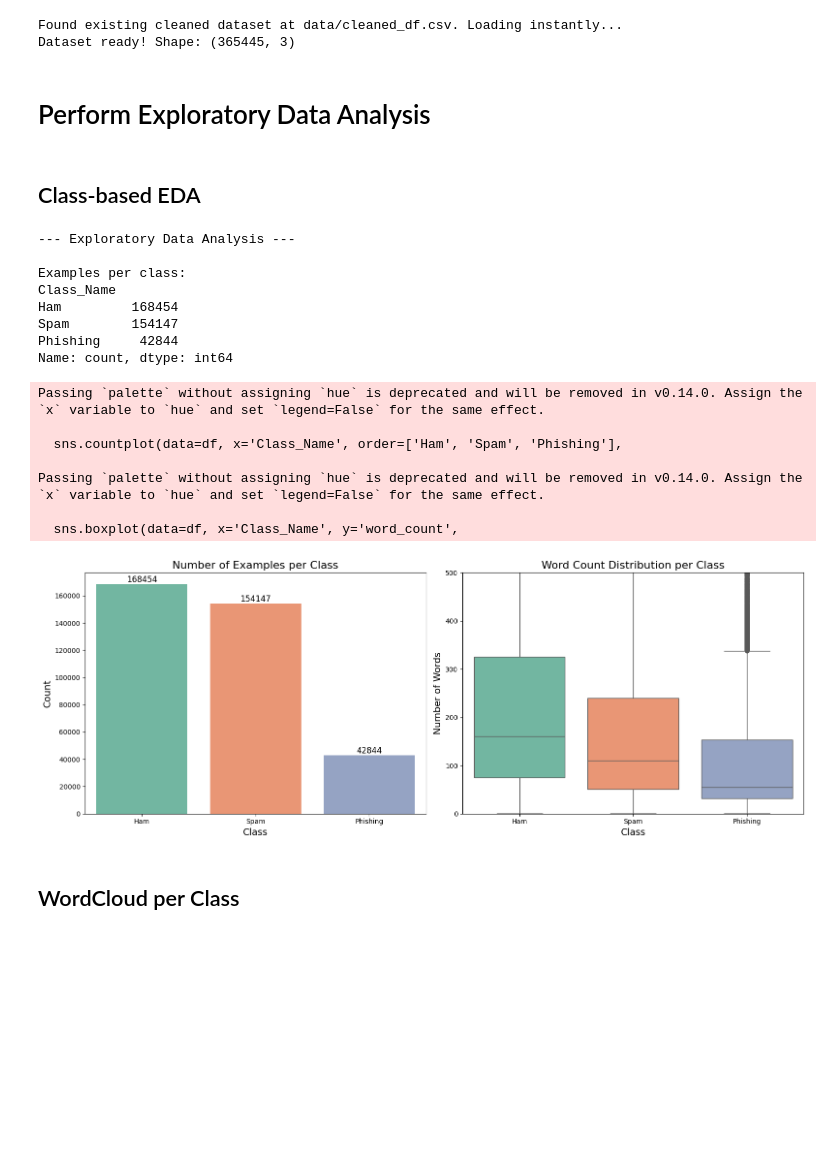
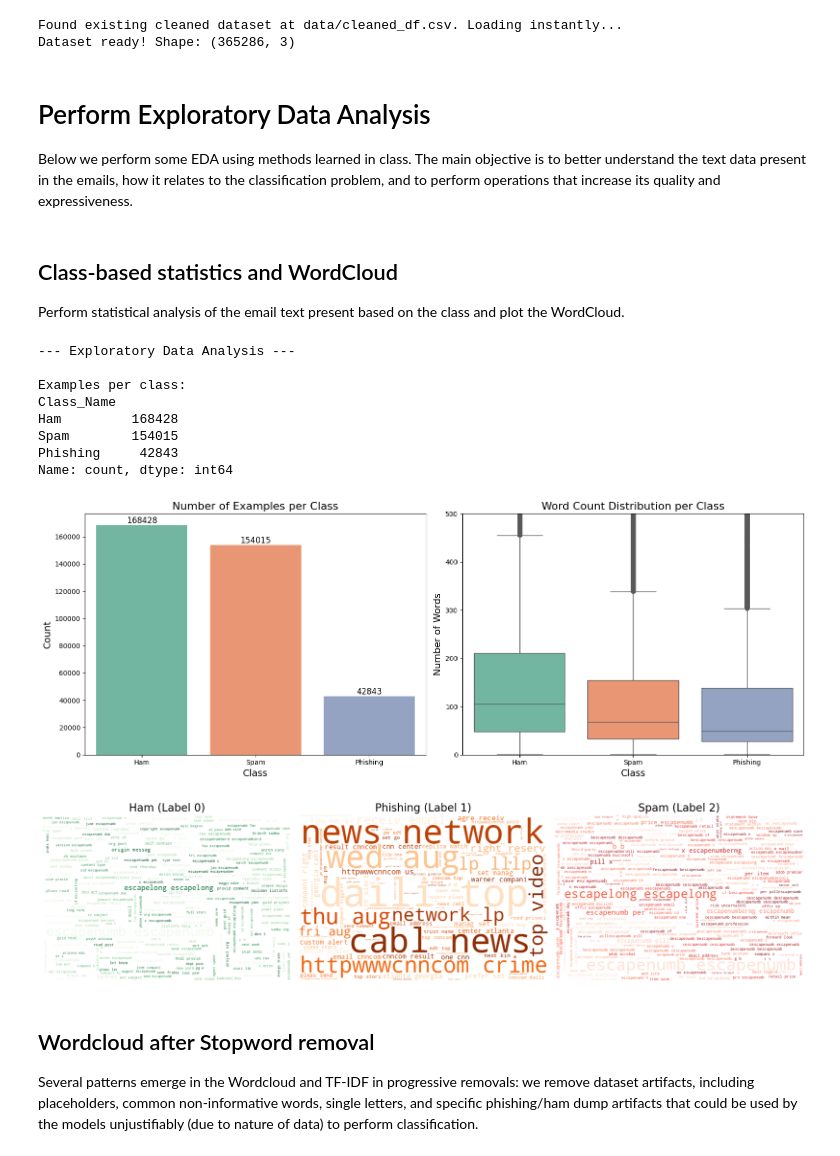
Before and after one commit to BrunoM6/Y1S2-NLP, a Jupyter notebook: eda.ipynb, the cells around one changed output. Saved outputs shown, nothing was run; the diff lists cells and outputs as text; code cells hidden in the pictures; blank space fills up the shorter version.

```diff
--- a/eda.ipynb
+++ b/eda.ipynb
@@ -4,6 +7,7 @@
 import os
 import pandas as pd
 import numpy as np
+import re
 from tqdm import tqdm
 from nltk.stem.porter import PorterStemmer
 
@@ -11,17 +15,14 @@ from wordcloud import WordCloud, STOPWORDS
 import matplotlib.pyplot as plt
 import seaborn as sns
 
-from sklearn.feature_extraction.text import CountVectorizer
-from sklearn.naive_bayes import MultinomialNB
-from sklearn.pipeline import Pipeline
-from sklearn.model_selection import train_test_split
-from sklearn.metrics import classification_report
-
 RAW_CSV_DIR = "data/df.csv"
 CLEAN_CSV_DIR = "data/cleaned_df.csv"
 
 # 0 -> ham, 1 -> phish, 2 -> spam
 LABELS = {0 : 'ham', 1: 'phish', 2: 'spam'}
+
+# initialize stopwords
+stopwords = set(STOPWORDS)
 
 # load or create clean data
 if os.path.exists(CLEAN_CSV_DIR):
@@ -37,9 +38,11 @@ else:
     tqdm.pandas()
 
     def clean_spam_text(text):
+        text = re.sub('[^a-zA-Z]', ' ', text)
+
         if not isinstance(text, str):
             return ""
-        return ' '.join([ps.stem(word) for word in text.split()])
+        return ' '.join([ps.stem(word.lower()) for word in text.split() if word.lower() not in stopwords])
 
     # this take ~15 min
     df['cleaned_text'] = df['text'].progress_apply(clean_spam_text)
@@ -53,11 +56,13 @@ df = df[df['cleaned_text'].astype(str).str.strip() != '']
 print(f"Dataset ready! Shape: {df.shape}")
 # %% [output]
 Found existing cleaned dataset at data/cleaned_df.csv. Loading instantly...
-Dataset ready! Shape: (365445, 3)
+Dataset ready! Shape: (365286, 3)
 # %% [markdown]
 # Perform Exploratory Data Analysis
+Below we perform some EDA using methods learned in class. The main objective is to better understand the text data present in the emails, how it relates to the classification problem, and to perform operations that increase its quality and expressiveness.
 # %% [markdown]
-## Class-based EDA
+## Class-based statistics and WordCloud
+Perform statistical analysis of the email text present based on the class and plot the WordCloud.
 # %%
 print("--- Exploratory Data Analysis ---")
 
@@ -69,48 +74,75 @@ class_counts = df['Class_Name'].value_counts()
 print("\nExamples per class:")
 print(class_counts)
 
 fig, axes = plt.subplots(1, 2, figsize=(16, 6))
 
 # --- PLOT 1: Class Distribution (Bar Chart) ---
-sns.countplot(data=df, x='Class_Name', order=['Ham', 'Spam', 'Phishing'],
-              palette='Set2', ax=axes[0])
+sns.countplot(data=df, x='Class_Name', hue='Class_Name', order=['Ham', 'Spam', 'Phishing'],
+              palette='Set2', ax=axes[0], legend=False)
 axes[0].set_title('Number of Examples per Class', fontsize=16)
 axes[0].set_xlabel('Class', fontsize=14)
 axes[0].set_ylabel('Count', fontsize=14)
 for p in axes[0].patches:
     axes[0].annotate(f'{int(p.get_height())}',
                      (p.get_x() + p.get_width() / 2., p.get_height()),
                      ha='center', va='bottom', fontsize=12)
 
 # --- PLOT 2: Word Count Distribution (Boxplot) ---
 df['word_count'] = df['cleaned_text'].astype(str).apply(lambda x: len(x.split()))
 
-sns.boxplot(data=df, x='Class_Name', y='word_count',
-            order=['Ham', 'Spam', 'Phishing'], palette='Set2', ax=axes[1])
+sns.boxplot(data=df, x='Class_Name', hue='Class_Name', y='word_count', order=['Ham', 'Spam', 'Phishing'],
+            palette='Set2', ax=axes[1], legend=False)
 axes[1].set_title('Word Count Distribution per Class', fontsize=16)
 axes[1].set_xlabel('Class', fontsize=14)
 axes[1].set_ylabel('Number of Words', fontsize=14)
 axes[1].set_ylim(0, 500)
 
 plt.tight_layout()
 plt.show()
+
+df_ham = df[df['label'] == 0]
+df_phish = df[df['label'] == 1]
+df_spam = df[df['label'] == 2]
+
+ham_text = " ".join(df_ham['cleaned_text'].astype(str))
+phish_text = " ".join(df_phish['cleaned_text'].astype(str))
+spam_text = " ".join(df_spam['cleaned_text'].astype(str))
+
+wc_ham = WordCloud(width=600, height=400, background_color='white',
+                   colormap='Greens').generate(ham_text)
+wc_phish = WordCloud(width=600, height=400, background_color='white',
+                     colormap='Oranges').generate(phish_text)
+wc_spam = WordCloud(width=600, height=400, background_color='white',
+                    colormap='Reds').generate(spam_text)
+
+fig, axs = plt.subplots(1, 3, figsize=(20, 6))
+
+axs[0].imshow(wc_ham, interpolation='bilinear')
+axs[0].set_title('Ham (Label 0)', fontsize=20)
+axs[0].axis('off')
+
+axs[1].imshow(wc_phish, interpolation='bilinear')
+axs[1].set_title('Phishing (Label 1)', fontsize=20)
+axs[1].axis('off')
+
+axs[2].imshow(wc_spam, interpolation='bilinear')
+axs[2].set_title('Spam (Label 2)', fontsize=20)
+axs[2].axis('off')
+
+plt.tight_layout()
+plt.show()
 # %% [output]
 --- Exploratory Data Analysis ---
 
 Examples per class:
 Class_Name
-Ham         168454
-Spam        154147
-Phishing     42844
+Ham         168428
+Spam        154015
+Phishing     42843
 Name: count, dtype: int64
-Passing `palette` without assigning `hue` is deprecated and will be removed in v0.14.0. Assign the `x` variable to `hue` and set `legend=False` for the same effect.
-
-  sns.countplot(data=df, x='Class_Name', order=['Ham', 'Spam', 'Phishing'],
-
-Passing `palette` without assigning `hue` is deprecated and will be removed in v0.14.0. Assign the `x` variable to `hue` and set `legend=False` for the same effect.
-
-  sns.boxplot(data=df, x='Class_Name', y='word_count',
-[figure, old version]
+[figure, new version]
+[figure, added]
 # %% [markdown]
-## WordCloud per Class
+## Wordcloud after Stopword removal
+Several patterns emerge in the Wordcloud and TF-IDF in progressive removals: we remove dataset artifacts, including placeholders, common non-informative words, single letters, and specific phishing/ham dump artifacts that could be used by the models unjustifiably (due to nature of data) to perform classification.
 # %%
```
Also changed, not shown: parts of 11 cells of this notebook.
